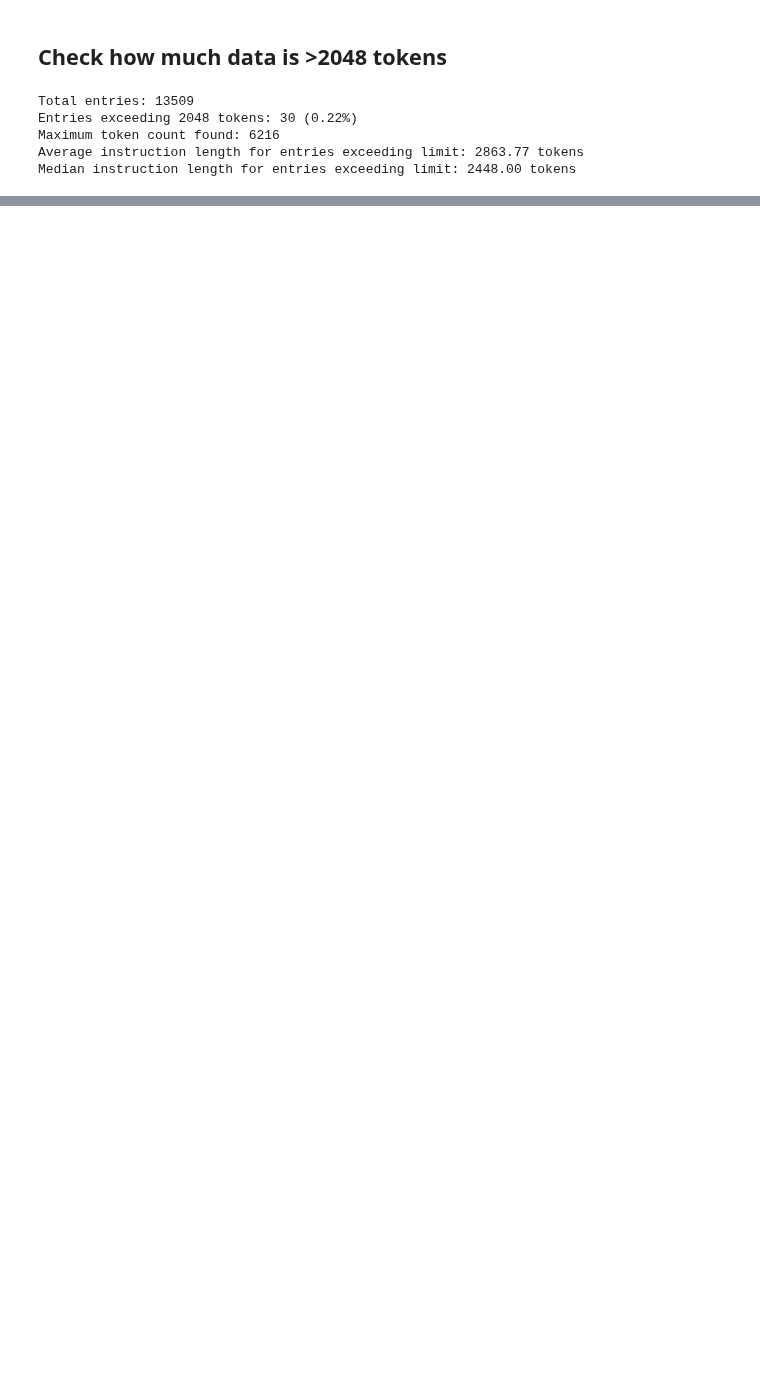
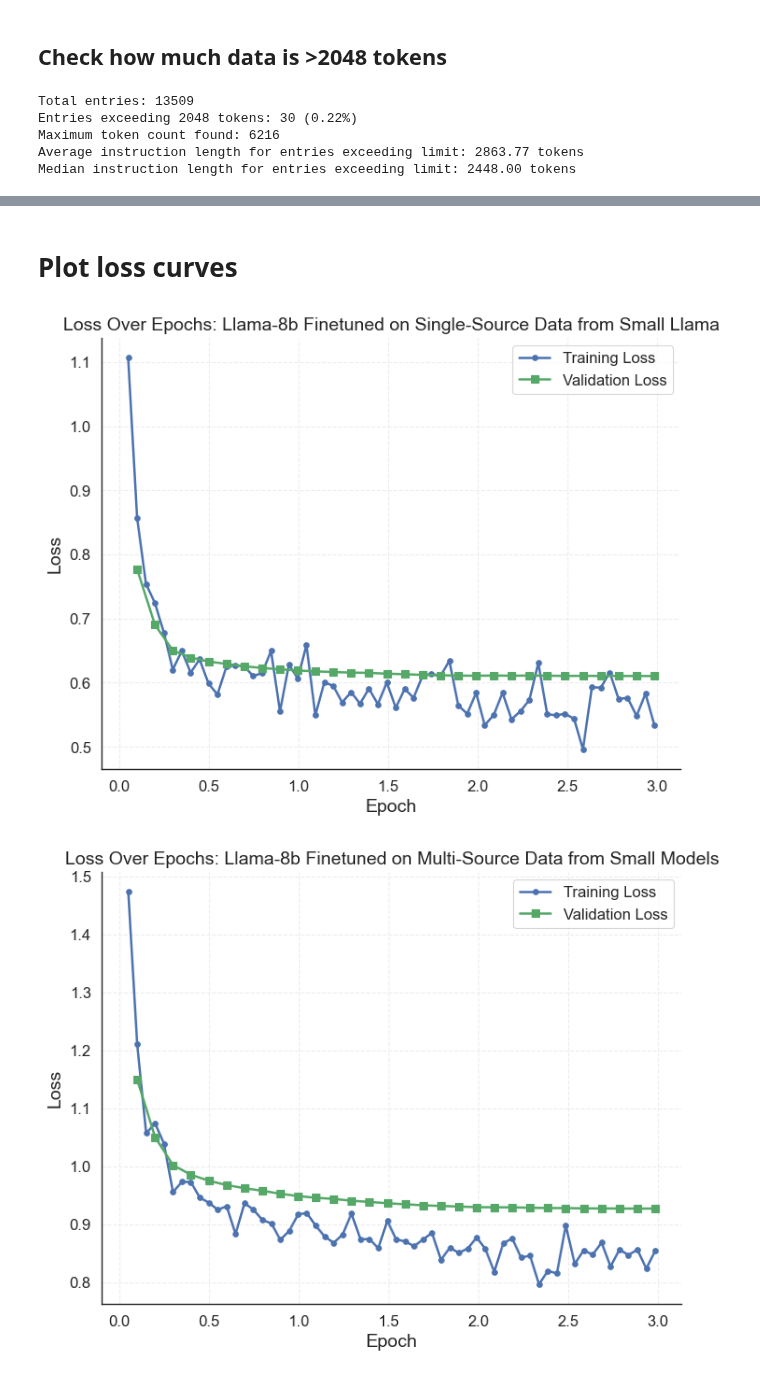
Before and after one commit to maxschaffelder/synthetic_data_diversity, a Jupyter notebook: finetuning/finetuning_analysis.ipynb, the cells around one changed output, grey strips where cells are left out. Cells and saved outputs as stored; diff of their text form; code cells hidden in the pictures; blank space fills up the shorter version.

```diff
--- a/finetuning/finetuning_analysis.ipynb
+++ b/finetuning/finetuning_analysis.ipynb
@@ -86,15 +79,0 @@ Median instruction length for entries exceeding limit: 2448.00 tokens
-# %%
-# Load the trainer state from the checkpoint
-final_checkpoint_path = "/Users/maxschaffelder/Desktop/Thesis/data/ft_stats/trainer_state_8b_human_v3.json"
-final_checkpoint_path = "/Users/maxschaffelder/Desktop/Thesis/data/ft_stats/trainer_state_8b_multi_v3.json"
-final_checkpoint_path = "/Users/maxschaffelder/Desktop/Thesis/data/ft_stats/trainer_state_8b_single_v8.json"
-
-with open(final_checkpoint_path, 'r') as f:
-    trainer_state = json.load(f)
-
-log_hist = trainer_state['log_history']
-
-# Create a DataFrame from the log history
-log_df = pd.DataFrame(log_hist)
-
-log_df.head(10)
@@ -112,0 +80,65 @@ log_df.head(10)
+# %% [markdown]
+# Plot loss curves
+# %%
+# Load the trainer state from the checkpoint
+checkpoints_paths = {
+    "8b_single_small": "/Users/maxschaffelder/Desktop/Thesis/data/ft_stats/small/trainer_state_8b_single.json",
+    "8b_multi_small": "/Users/maxschaffelder/Desktop/Thesis/data/ft_stats/small/trainer_state_8b_multi.json",
+    "8b_human_small": "/Users/maxschaffelder/Desktop/Thesis/data/ft_stats/small/trainer_state_8b_human.json",
+    "70b_single_medium": "/Users/maxschaffelder/Desktop/Thesis/data/ft_stats/medium/trainer_state_70b_single_medium.json",
+    "70b_multi_medium": "/Users/maxschaffelder/Desktop/Thesis/data/ft_stats/medium/trainer_state_70b_multi_medium.json",
+    "70b_human_medium": "/Users/maxschaffelder/Desktop/Thesis/data/ft_stats/medium/trainer_state_70b_human_medium.json",
+    "70b_single_large": "/Users/maxschaffelder/Desktop/Thesis/data/ft_stats/medium/trainer_state_70b_single_large.json",
+    "70b_multi_large": "/Users/maxschaffelder/Desktop/Thesis/data/ft_stats/medium/trainer_state_70b_multi_large.json",
+    "70b_single_small": "/Users/maxschaffelder/Desktop/Thesis/data/ft_stats/medium/trainer_state_70b_single_small.json",
+    "70b_multi_small": "/Users/maxschaffelder/Desktop/Thesis/data/ft_stats/medium/trainer_state_70b_multi_small.json",
+}
+
+for checkpoint_name, checkpoint_path in checkpoints_paths.items():
+    with open(checkpoint_path, 'r') as f:
+        trainer_state = json.load(f)
+
+    log_hist = trainer_state['log_history']
+
+    # Create a DataFrame from the log history
+    log_df = pd.DataFrame(log_hist)
+
+    log_df.head(10)
+
+    # Create a DataFrame from the log history
+    log_df = pd.DataFrame(log_hist)
+
+    # Plot both training and validation loss on the same figure
+    plt.figure(figsize=(8, 6))
+
+    # Filter out NaN values before plotting
+    filtered_df_loss = log_df.dropna(subset=['loss'])
+    filtered_df_eval_loss = log_df.dropna(subset=['eval_loss'])
+
+    # Plot training loss
+    plt.plot(filtered_df_loss['epoch'], filtered_df_loss['loss'], label='Training Loss', marker='o', markersize=4)
+
+    # Plot validation loss
+    plt.plot(filtered_df_eval_loss['epoch'], filtered_df_eval_loss['eval_loss'], label='Validation Loss', marker='s', markersize=6)
+
+    # Set larger font sizes for all text elements
+    plt.xlabel('Epoch', fontsize=14)
+    plt.ylabel('Loss', fontsize=14)
+    checkpoint_name_split = checkpoint_name.replace("_", " ").split()
+    if checkpoint_name_split[1] == "single":
+        title = f"Loss Over Epochs: Llama-{checkpoint_name_split[0]} Finetuned on {str.capitalize(checkpoint_name_split[1])}-Source Data from {str.capitalize(checkpoint_name_split[2])} Llama"
+    elif checkpoint_name_split[1] != "human":
+        title = f"Loss Over Epochs: Llama-{checkpoint_name_split[0]} Finetuned on {str.capitalize(checkpoint_name_split[1])}-Source Data from {str.capitalize(checkpoint_name_split[2])} Models"
+    else:
+        title = f"Loss Over Epochs: Llama-{checkpoint_name_split[0]} Finetuned on Human Data"
+
+    plt.title(title, fontsize=14)
+    plt.xticks(fontsize=12)
+    plt.yticks(fontsize=12)
+    plt.legend(fontsize=12)
+    plt.grid(True, linestyle='--', alpha=0.7)
+    plt.savefig(f'/Users/maxschaffelder/Desktop/Thesis/plots/finetuning/loss_{checkpoint_name}.png', dpi=300)
+    plt.show()
+# %% [output]
+[figure, added]
+[figure, added]
```
Also changed, not shown: parts of 11 cells of this notebook.
